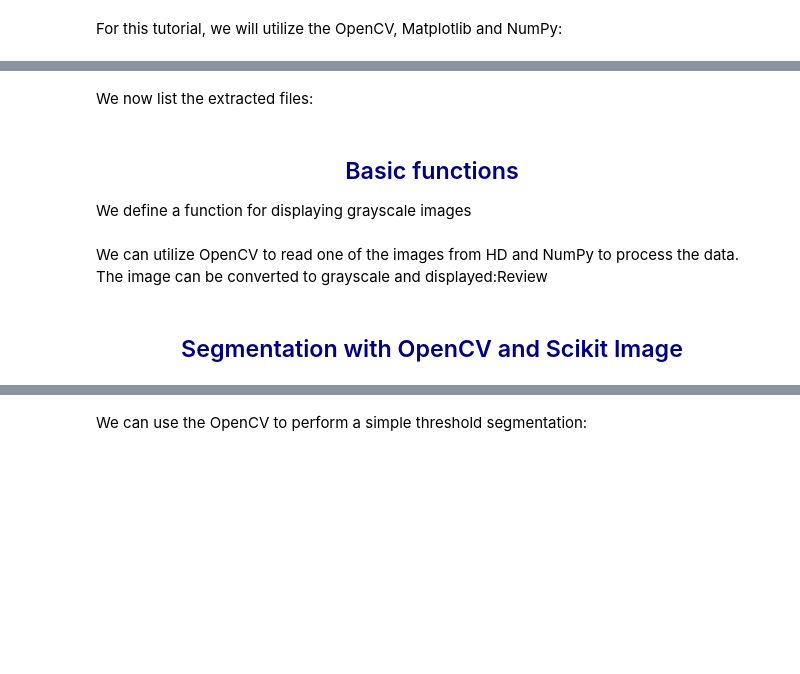
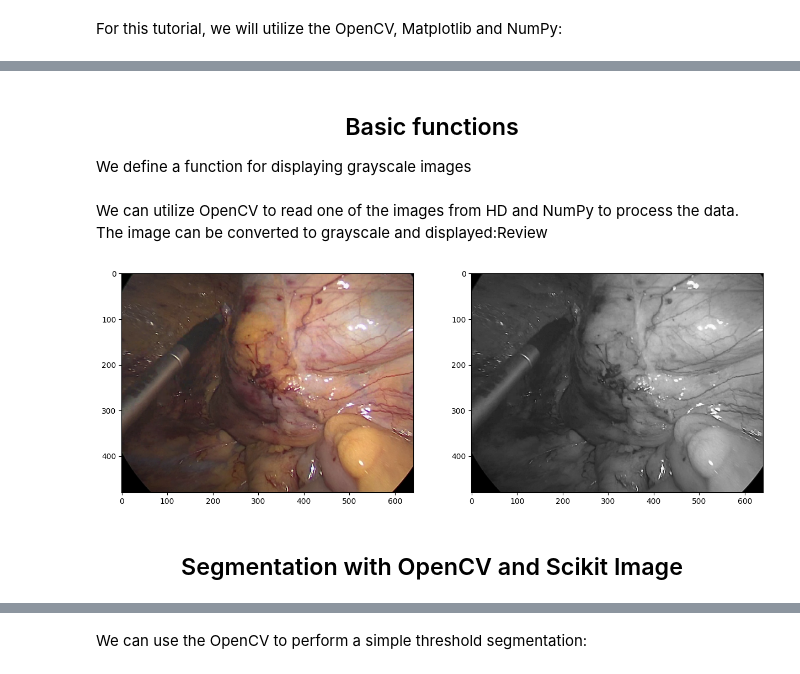
Before and after one commit to zrthxn/CuRC, a Jupyter notebook: Tutorial_06.ipynb, the cells around one changed output, grey strips where cells are left out. Cells and saved outputs as stored; diff of their text form; code cells hidden in the pictures; blank space fills up the shorter version.

```diff
--- a/Tutorial_06.ipynb
+++ b/Tutorial_06.ipynb
@@ -35,2 +15,0 @@ download_and_extract("http://tso.ukdd.de/crs/SegmentationI.zip")
-# %% [markdown]
-We now list the extracted files:
@@ -39,5 +16,5 @@ We now list the extracted files:
 # %% [markdown]
-## <center><font color=navy>Basic functions</font></center>
+## <center><font>Basic functions</font></center>
 We define a function for displaying grayscale images
 # %%
 def show_gray(img, canvas=plt, title=""): # Later we want to draw on a different underground, so we define this as a parameter
@@ -47,16 +24,18 @@ def show_gray(img, canvas=plt, title=""): # Later we want to draw on a different
 # %% [markdown]
 We can utilize OpenCV to read one of the images from HD and NumPy to process the data. The image can be converted to grayscale and displayed:Review
 # %%
-img = cv2.imread("SegmentationI/img_01_raw.png") # Read image from HD
+img = cv2.imread("Exercises/SegmentationI/img_01_raw.png") # Read image from HD
 
 img_rgb = cv2.cvtColor(img, cv2.COLOR_BGR2RGB) # Convert BGR to RGB
 
 figure, axis = plt.subplots(1, 2, figsize=(15, 15)) # subplots let you visualize multiple outputs simultanously
 
 img_gray = cv2.cvtColor(img, cv2.COLOR_BGR2GRAY) # Convert BGR to grayscale
 
 axis[0].imshow(img_rgb)
 show_gray(img_gray, axis[1])
+# %% [output]
+[figure, added]
 # %% [markdown]
-## <center><font color=navy>Segmentation with OpenCV and Scikit Image</font></center>
+## <center><font>Segmentation with OpenCV and Scikit Image</font></center>
 # %%
```
Also changed, not shown: parts of 15 cells of this notebook, 11 other files.
